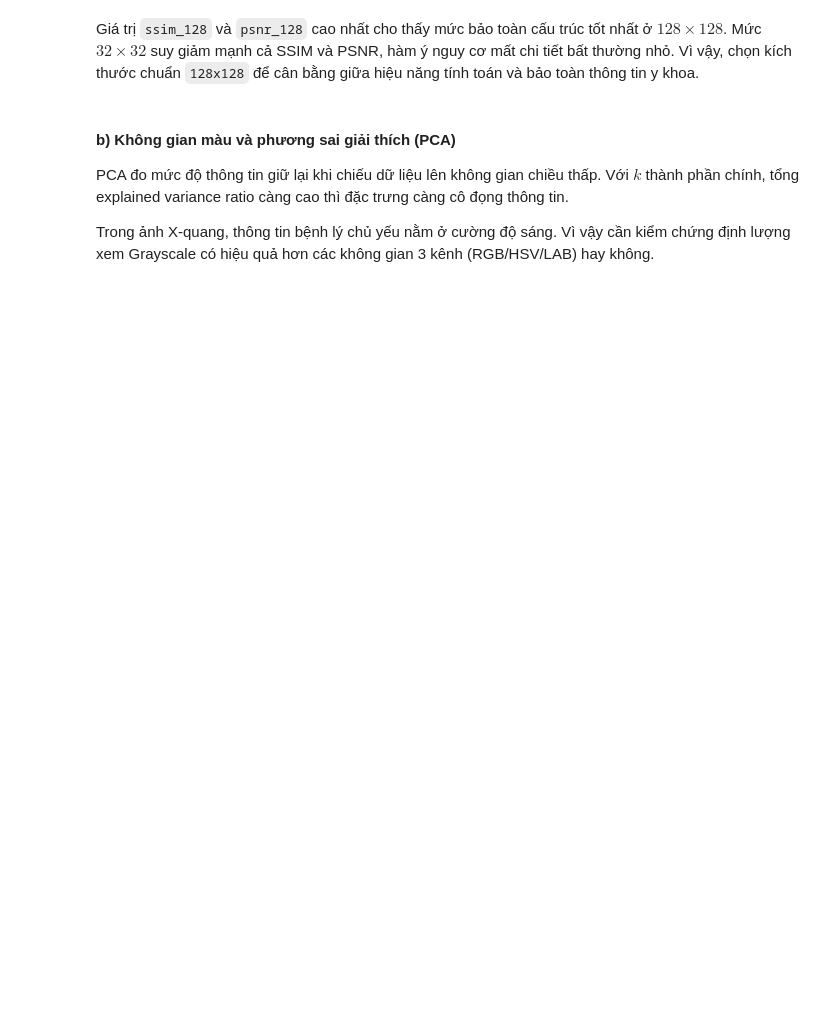
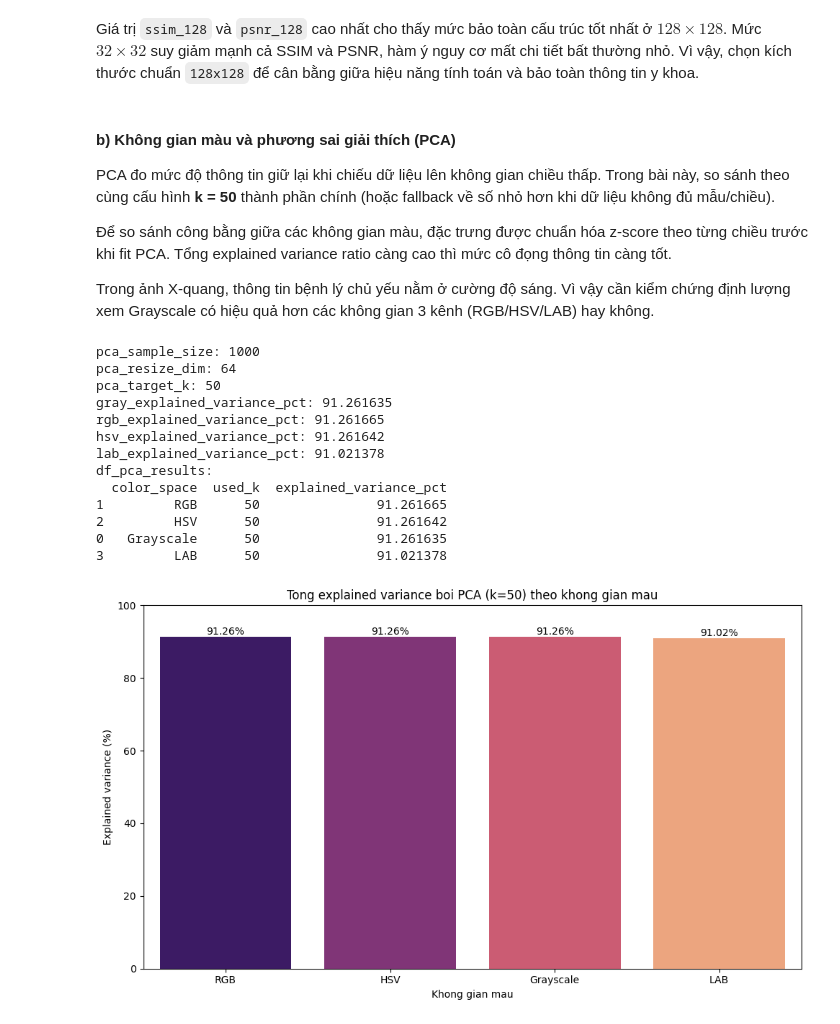
Before and after one commit to hoangphi117/data-mining-lab01, a Jupyter notebook: notebooks/01_EDA_image.ipynb, the cells around one changed output. Drawn from its saved outputs; the diff is of its cells as text; code cells hidden in the pictures; blank space fills up the shorter version.

```diff
--- a/notebooks/01_EDA_image.ipynb
+++ b/notebooks/01_EDA_image.ipynb
@@ -812,12 +819,15 @@ Giá trị `ssim_128` và `psnr_128` cao nhất cho thấy mức bảo toàn c
 # %% [markdown]
 #### **b) Không gian màu và phương sai giải thích (PCA)**
 
-PCA đo mức độ thông tin giữ lại khi chiếu dữ liệu lên không gian chiều thấp. Với $k$ thành phần chính, tổng explained variance ratio càng cao thì đặc trưng càng cô đọng thông tin.
+PCA đo mức độ thông tin giữ lại khi chiếu dữ liệu lên không gian chiều thấp. Trong bài này, so sánh theo cùng cấu hình **k = 50** thành phần chính (hoặc fallback về số nhỏ hơn khi dữ liệu không đủ mẫu/chiều).
+
+Để so sánh công bằng giữa các không gian màu, đặc trưng được chuẩn hóa z-score theo từng chiều trước khi fit PCA. Tổng explained variance ratio càng cao thì mức cô đọng thông tin càng tốt.
 
 Trong ảnh X-quang, thông tin bệnh lý chủ yếu nằm ở cường độ sáng. Vì vậy cần kiểm chứng định lượng xem Grayscale có hiệu quả hơn các không gian 3 kênh (RGB/HSV/LAB) hay không.
 # %%
 pca_sample_size = min(1000, len(df_working))
 pca_resize_dim = 64
+pca_target_k = 50
 pca_sample_names = df_working.sample(n=pca_sample_size, random_state=SEED)["Image Index"].tolist()
 
 color_features = {
@@ -844,20 +854,32 @@ for img_name in pca_sample_names:
     color_features["HSV"].append(img_hsv.flatten().astype(np.float32))
     color_features["LAB"].append(img_lab.flatten().astype(np.float32))
 
+
+def zscore_features(x: np.ndarray) -> np.ndarray:
+    feature_mean = x.mean(axis=0, keepdims=True)
+    feature_std = x.std(axis=0, keepdims=True)
+    return (x - feature_mean) / (feature_std + 1e-8)
+
+
 pca_results = {}
+pca_used_k = {}
 for color_space, features in color_features.items():
     x = np.asarray(features, dtype=np.float32)
     if len(x) == 0:
         continue
 
-    n_components = min(50, x.shape[0], x.shape[1])
+    x_std = zscore_features(x)
+    n_components = min(pca_target_k, x_std.shape[0], x_std.shape[1])
     pca = PCA(n_components=n_components, random_state=SEED)
-    pca.fit(x)
+    pca.fit(x_std)
+
     pca_results[color_space] = float(np.sum(pca.explained_variance_ratio_) * 100.0)
+    pca_used_k[color_space] = int(n_components)
 
 df_pca_results = pd.DataFrame(
     {
         "color_space": list(pca_results.keys()),
+        "used_k": [pca_used_k[c] for c in pca_results.keys()],
         "explained_variance_pct": list(pca_results.values()),
     }
 ).sort_values("explained_variance_pct", ascending=False)
@@ -868,36 +890,53 @@ hsv_explained_variance_pct = float(pca_results.get("HSV", np.nan))
 lab_explained_variance_pct = float(pca_results.get("LAB", np.nan))
 
 print_named_metric("pca_sample_size", pca_sample_size)
+print_named_metric("pca_resize_dim", pca_resize_dim)
+print_named_metric("pca_target_k", pca_target_k)
 print_named_metric("gray_explained_variance_pct", round(gray_explained_variance_pct, 6))
 print_named_metric("rgb_explained_variance_pct", round(rgb_explained_variance_pct, 6))
 print_named_metric("hsv_explained_variance_pct", round(hsv_explained_variance_pct, 6))
 print_named_metric("lab_explained_variance_pct", round(lab_explained_variance_pct, 6))
 print("df_pca_results:")
 print(df_pca_results)
 
 plt.figure(figsize=(10, 6))
 ax = sns.barplot(
     data=df_pca_results,
     x="color_space",
     y="explained_variance_pct",
     hue="color_space",
     palette="magma",
     legend=False,
 )
 for bar in ax.patches:
     height = bar.get_height()
     plt.annotate(
         f"{height:.2f}%",
         (bar.get_x() + bar.get_width() / 2, height),
         ha="center",
         va="bottom",
         fontsize=10,
     )
 
-plt.title("Tổng explained variance bởi PCA (k<=50) theo không gian màu")
-plt.xlabel("Không gian màu")
+plt.title("Tong explained variance boi PCA (k=50) theo khong gian mau")
+plt.xlabel("Khong gian mau")
 plt.ylabel("Explained variance (%)")
 plt.ylim(0, 100)
 plt.tight_layout()
 plt.show()
+# %% [output]
+pca_sample_size: 1000
+pca_resize_dim: 64
+pca_target_k: 50
+gray_explained_variance_pct: 91.261635
+rgb_explained_variance_pct: 91.261665
+hsv_explained_variance_pct: 91.261642
+lab_explained_variance_pct: 91.021378
+df_pca_results:
+  color_space  used_k  explained_variance_pct
+1         RGB      50               91.261665
+2         HSV      50               91.261642
+0   Grayscale      50               91.261635
+3         LAB      50               91.021378
+[figure, added]
 # %% [markdown]
```
Also changed, not shown: parts of 18 cells of this notebook.
